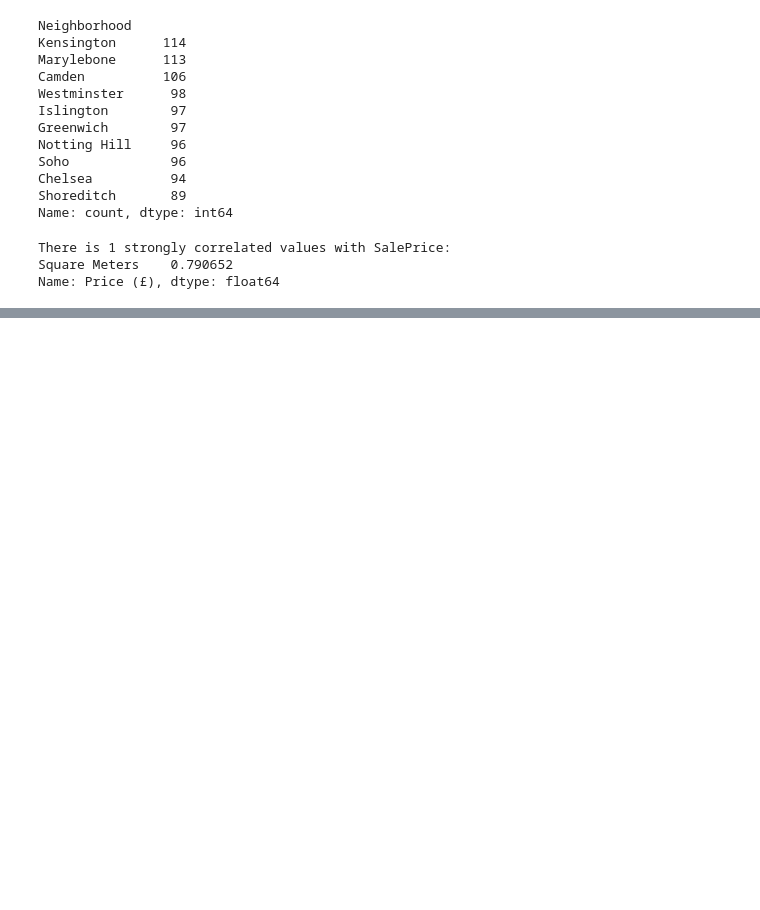
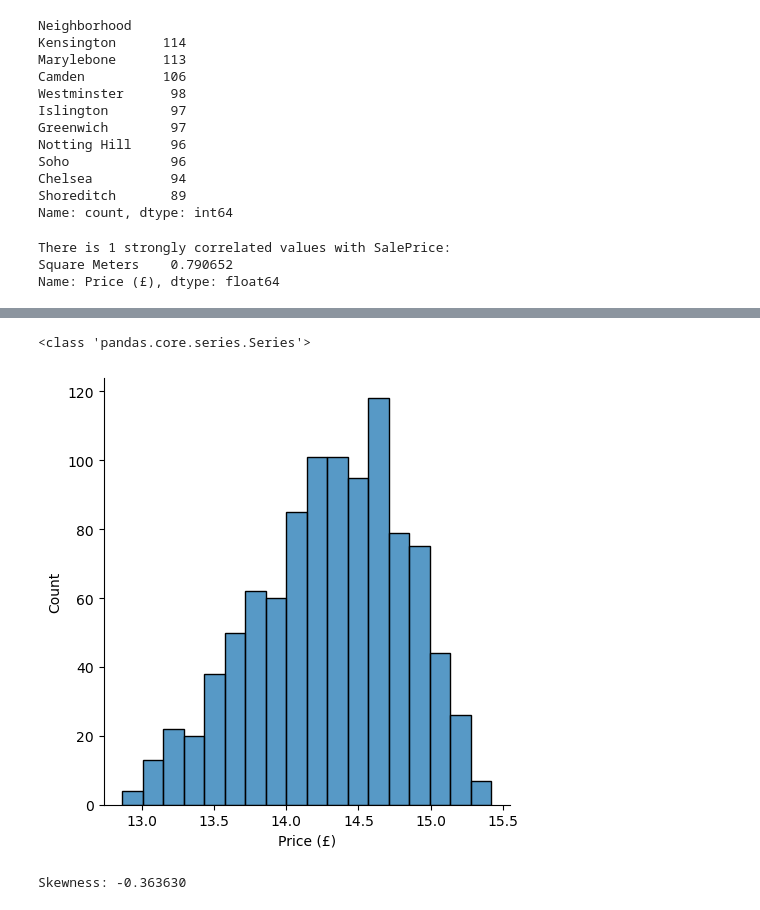
Before and after one commit to RenanAlves13/Estudos-Machine-Learning, a Jupyter notebook: análise exploratória de dados/modulo 1/exercise.ipynb, the cells around one changed output, grey strips where cells are left out. Saved outputs shown, nothing was run; the diff lists cells and outputs as text; code cells hidden in the pictures; blank space fills up the shorter version.

```diff
--- a/análise exploratória de dados/modulo 1/exercise.ipynb
+++ b/análise exploratória de dados/modulo 1/exercise.ipynb
@@ -98,0 +130,10 @@ Name: Price (£), dtype: float64
+# %%
+log_transformed = np.log(dataset['Price (£)'])
+sns.displot(log_transformed)
+# %% [output]
+<class 'pandas.core.series.Series'>
+[figure, added]
+# %%
+print("Skewness: %f" % (log_transformed).skew())
+# %% [output]
+Skewness: -0.363630
```
Also changed, not shown: parts of 8 cells of this notebook, 1 other file.
